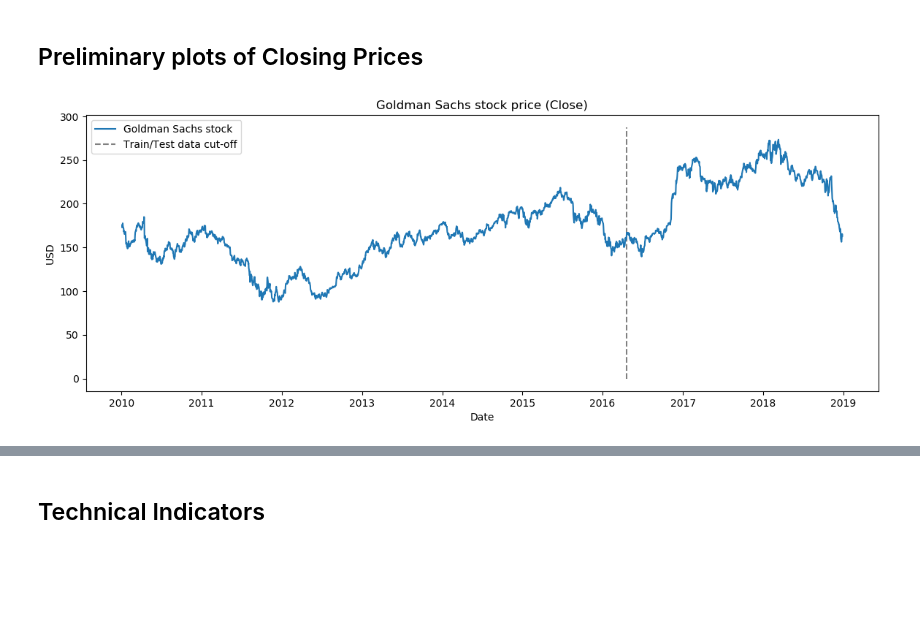
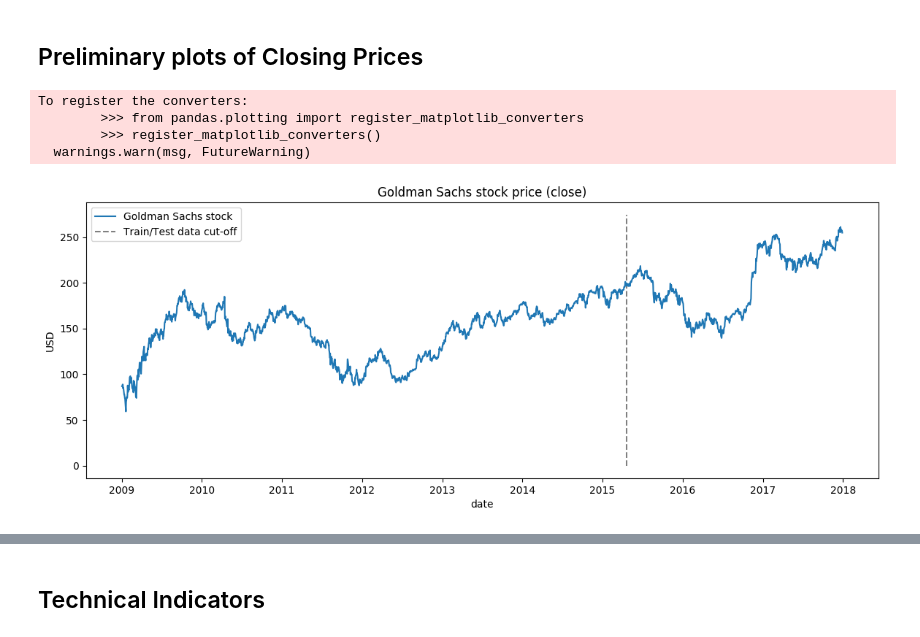
Before and after one commit to angshenting/stockprediction, a Jupyter notebook: Stock Trading Features.ipynb, the cells around one changed output, grey strips where cells are left out. Saved outputs shown, nothing was run; the diff lists cells and outputs as text; code cells hidden in the pictures; blank space fills up the shorter version.

```diff
--- a/Stock Trading Features.ipynb
+++ b/Stock Trading Features.ipynb
@@ -37 +37,3 @@ msft_df = pd.read_csv('data/MSFT.csv', header=0, parse_dates=[0], date_parser=pa
+# %%
+gs_df = pd.read_csv('data/GS.csv', header=0, parse_dates=[-1])
 # %%
@@ -46,20 +65,24 @@ goog_df.head()
+# %%
+train_test_split_date = datetime.date(2015, 4, 22)
 # %% [markdown]
 ## Preliminary plots of Closing Prices
-# %%
-train_test_split_date = datetime.date(2016,4, 20)
 # %%
 def plot_stock_prices(in_df, var, stock_name):
     plt.figure(figsize=(14, 5), dpi=100)
     label_str = stock_name + ' stock'
     title_str = stock_name + ' stock price (' + var + ')'
-    plt.plot(in_df['Date'], in_df[var], label=label_str)
-    plt.vlines(datetime.date(2016,4, 20), 0, 1.05*max(in_df[var]), linestyles='--', colors='gray', label='Train/Test data cut-off')
-    plt.xlabel('Date')
+    plt.plot(in_df['date'], in_df[var], label=label_str)
+    plt.vlines(train_test_split_date, 0, 1.05*max(in_df[var]), linestyles='--', colors='gray', label='Train/Test data cut-off')
+    plt.xlabel('date')
     plt.ylabel('USD')
     plt.title(title_str)
     plt.legend()
     plt.show()
 # %%
-plot_stock_prices(gs_df, 'Close', 'Goldman Sachs')
+plot_stock_prices(gs_df, 'close', 'Goldman Sachs')
 # %% [output]
+To register the converters:
+        >>> from pandas.plotting import register_matplotlib_converters
+        >>> register_matplotlib_converters()
+  warnings.warn(msg, FutureWarning)
-[figure, old version]
+[figure, new version]
```
Also changed, not shown: parts of 76 cells of this notebook.
